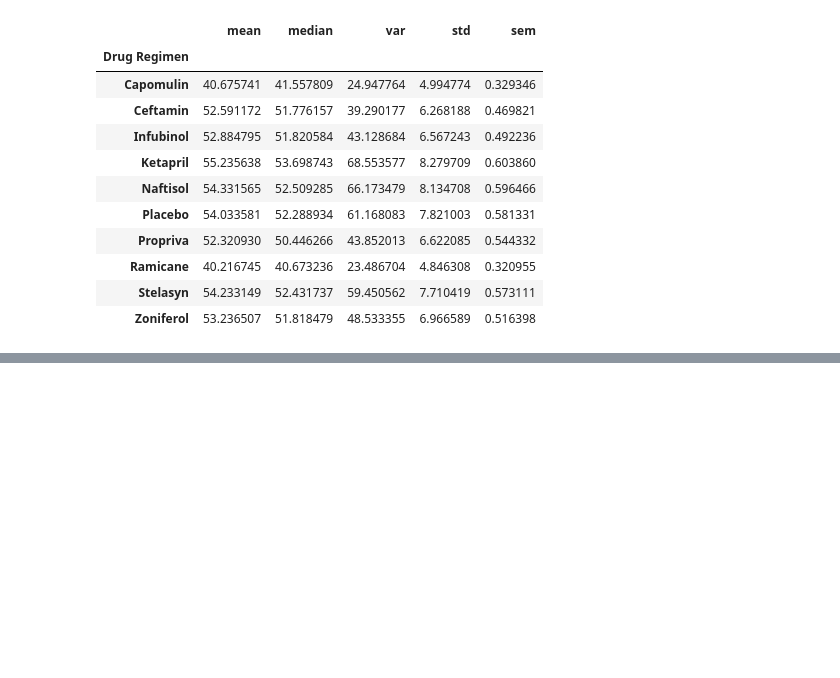
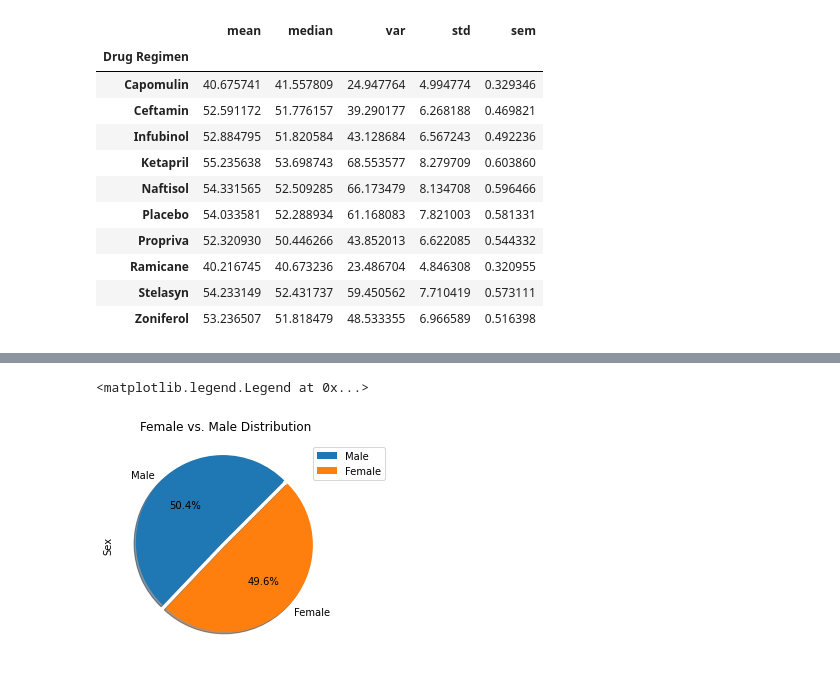
Before and after one commit to EHoaglund94/Week_5_Matplotlib, a Jupyter notebook: The Power of Plots.ipynb, the cells around one changed output, grey strips where cells are left out. Drawn from its saved outputs; the diff is of its cells as text; code cells hidden in the pictures; blank space fills up the shorter version.

```diff
--- a/The Power of Plots.ipynb
+++ b/The Power of Plots.ipynb
@@ -145,0 +182,12 @@ agg_df
+# %%
+# Generate a pie plot showing the distribution of female versus male mice using Pandas
+mice_gender = clean_df[['Mouse ID','Sex']].drop_duplicates()
+
+gender_breakdown = mice_gender['Sex'].value_counts()
+explode=(0.05,0)
+
+gender_pie = gender_breakdown.plot(kind = 'pie', title = 'Female vs. Male Distribution',  autopct="%1.1f%%", shadow=True, startangle=45, explode=explode)
+gender_pie.legend(loc=(.9,.8), labels = gender_breakdown.index)
+# %% [output]
+<matplotlib.legend.Legend at 0x...>
+[figure, added]
```
Also changed, not shown: parts of 6 cells of this notebook.
